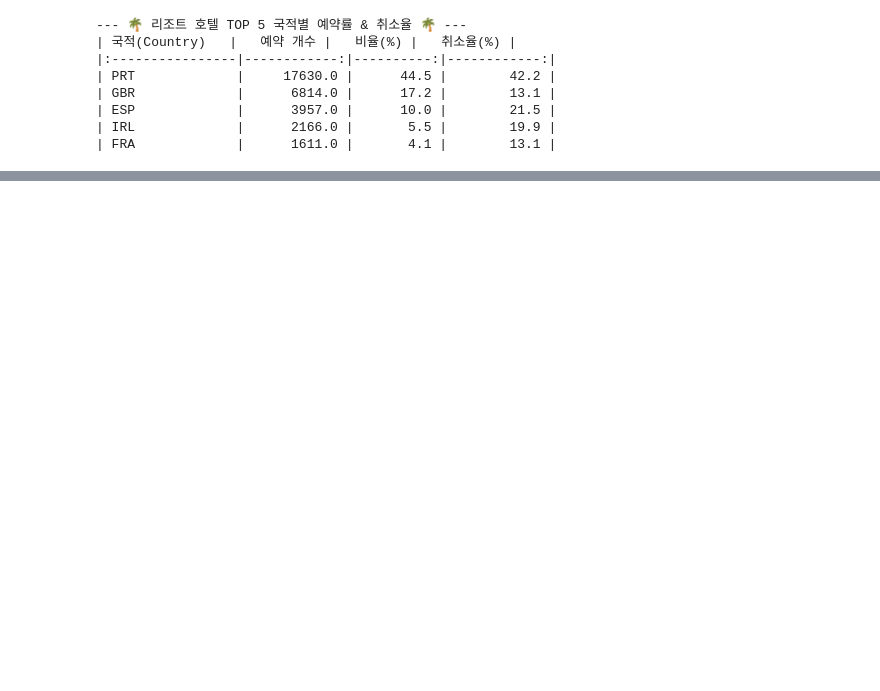
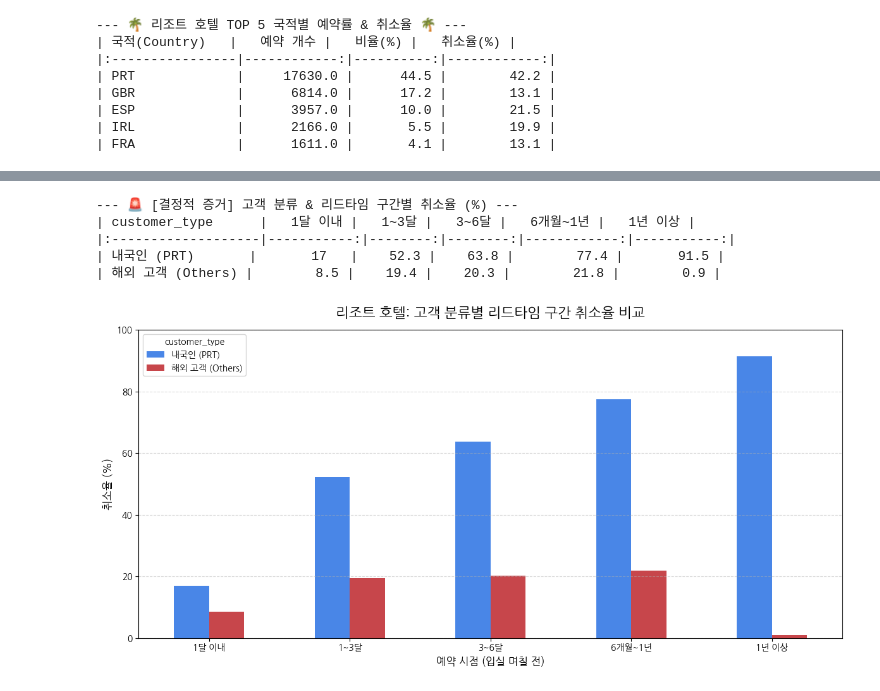
Before and after one commit to GwihanGo/hotel-booking-analysis, a Jupyter notebook: 미션2_3팀_고귀한.ipynb, the cells around one changed output, grey strips where cells are left out. Cells and saved outputs as stored; diff of their text form; code cells hidden in the pictures; blank space fills up the shorter version.

```diff
--- a/미션2_3팀_고귀한.ipynb
+++ b/미션2_3팀_고귀한.ipynb
@@ -413,0 +431,31 @@ print(lead_time_summary.to_markdown(floatfmt='.1f'))
+# %%
+# 4. 고객 분류 & 리드타임 구간별 '취소율' 대조
+
+# 4-1. 고객 분류 및 리드타임 구간별 평균 취소율 계산
+lead_time_cancel_comparison = resort_df.groupby(['customer_type', 'lead_time_group'], observed=True)['is_canceled'].mean() * 100
+
+# 4-2. 가독성을 위해 데이터프레임 구조 재배치(unstack)
+lead_time_cancel_comparison = lead_time_cancel_comparison.unstack().round(1)
+
+print("--- 🚨 [결정적 증거] 고객 분류 & 리드타임 구간별 취소율 (%) ---")
+print(lead_time_cancel_comparison.to_markdown())
+
+# 4-3. 📊 시각화 : 예약 시점이 길어질수록 누가 더 많이 배신하는가?
+fig, ax = plt.subplots(figsize=(12, 6))
+lead_time_cancel_comparison.T.plot(kind='bar', ax=ax, color=["#4986E7", "#C7464B"], rot=0)
+
+ax.set_title('리조트 호텔: 고객 분류별 리드타임 구간 취소율 비교', fontsize=16, fontweight='bold', pad=15)
+ax.set_ylabel('취소율 (%)', fontsize=12)
+ax.set_xlabel('예약 시점 (입실 며칠 전)', fontsize=12)
+ax.grid(axis='y', linestyle='--', alpha=0.5)
+ax.set_ylim(0, 100)
+
+plt.tight_layout()
+plt.show()
+# %% [output]
+--- 🚨 [결정적 증거] 고객 분류 & 리드타임 구간별 취소율 (%) ---
+| customer_type      |   1달 이내 |   1~3달 |   3~6달 |   6개월~1년 |   1년 이상 |
+|:-------------------|-----------:|--------:|--------:|------------:|-----------:|
+| 내국인 (PRT)       |       17   |    52.3 |    63.8 |        77.4 |       91.5 |
+| 해외 고객 (Others) |        8.5 |    19.4 |    20.3 |        21.8 |        0.9 |
+[figure, added]
```
Also changed, not shown: parts of 21 cells of this notebook.
